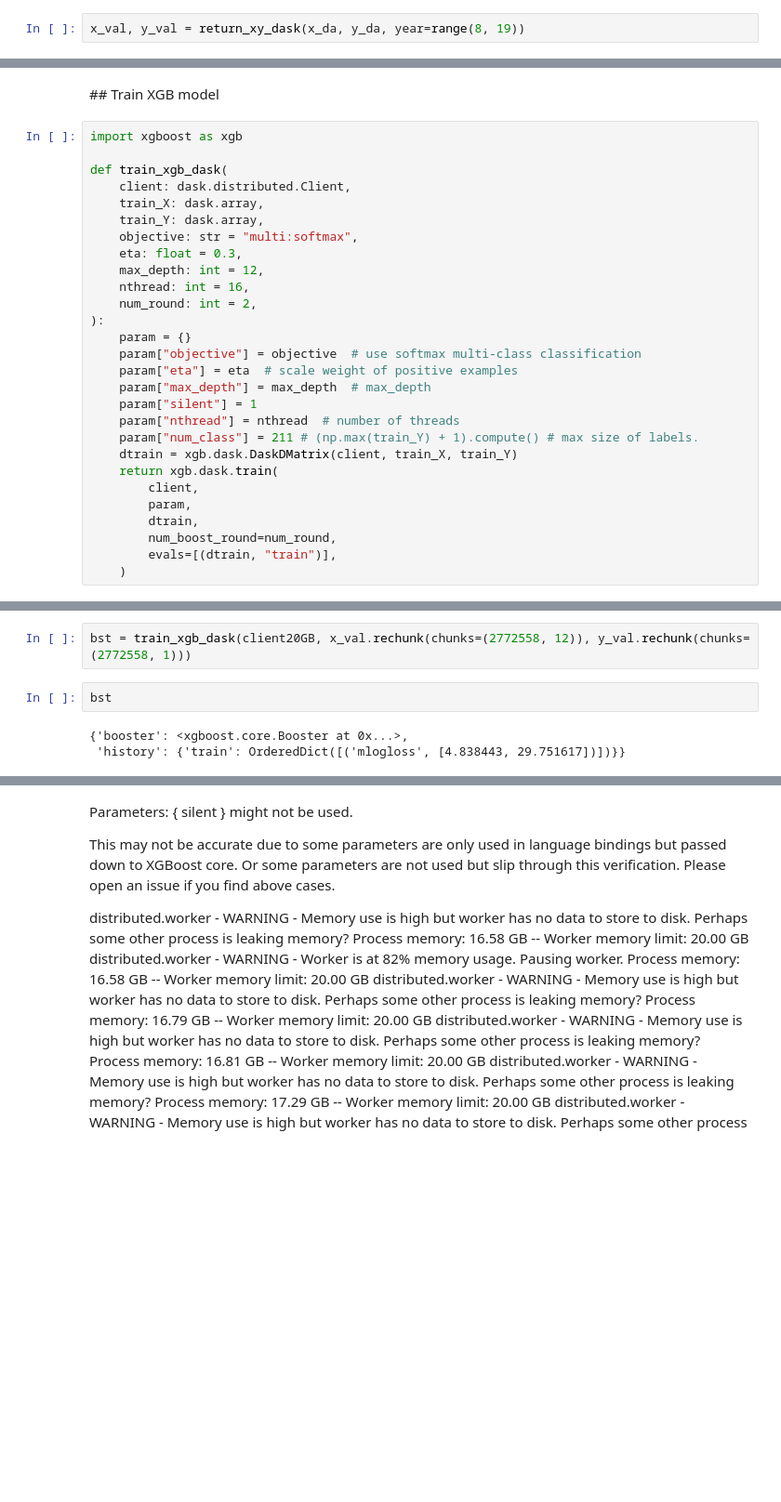
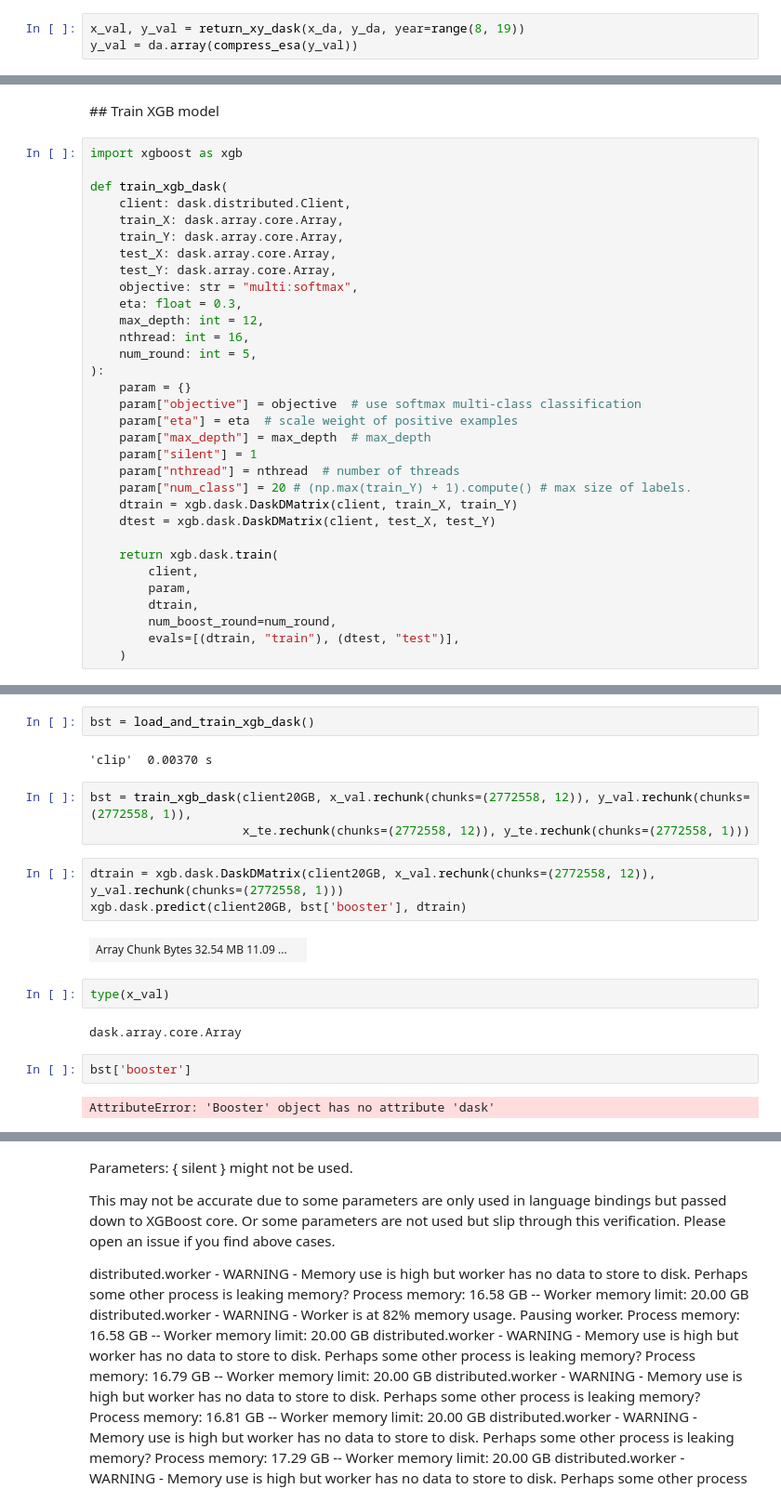
Before and after one commit to ai4er-cdt/geograph, a Jupyter notebook: notebooks/exploratory/sdat2-6-dask-load.ipynb, the cells around one changed output, grey strips where cells are left out. Shown at 93% size. Saved outputs shown, nothing was run; the diff lists cells and outputs as text; blank space fills up the shorter version.

Commit message:
trying to replot xgboost

```diff
--- a/notebooks/exploratory/sdat2-6-dask-load.ipynb
+++ b/notebooks/exploratory/sdat2-6-dask-load.ipynb
@@ -172,6 +175,7 @@ def return_xy_dask(x_da, y_da, year=5):
 ## Load x and y values
 # %%
 x_val, y_val = return_xy_dask(x_da, y_da, year=range(8, 19))
+y_val = da.array(compress_esa(y_val))
 # %%
 x_val
 # %% [output]
@@ -187,13 +191,15 @@ import xgboost as xgb
 
 def train_xgb_dask(
     client: dask.distributed.Client,
-    train_X: dask.array,
-    train_Y: dask.array,
+    train_X: dask.array.core.Array,
+    train_Y: dask.array.core.Array,
+    test_X: dask.array.core.Array,
+    test_Y: dask.array.core.Array,
     objective: str = "multi:softmax",
     eta: float = 0.3,
     max_depth: int = 12,
     nthread: int = 16,
-    num_round: int = 2,
+    num_round: int = 5,
 ):
     param = {}
     param["objective"] = objective  # use softmax multi-class classification
@@ -201,12 +207,14 @@ def train_xgb_dask(
     param["max_depth"] = max_depth  # max_depth
     param["silent"] = 1
     param["nthread"] = nthread  # number of threads
-    param["num_class"] = 211 # (np.max(train_Y) + 1).compute() # max size of labels.
+    param["num_class"] = 20 # (np.max(train_Y) + 1).compute() # max size of labels.
     dtrain = xgb.dask.DaskDMatrix(client, train_X, train_Y)
+    dtest = xgb.dask.DaskDMatrix(client, test_X, test_Y)
+
     return xgb.dask.train(
         client,
         param,
         dtrain,
         num_boost_round=num_round,
-        evals=[(dtrain, "train")],
+        evals=[(dtrain, "train"), (dtest, "test")],
     )
@@ -213,7 +237,20 @@ def train_xgb_dask(
+# %%
+bst = load_and_train_xgb_dask()
+# %% [output]
+'clip'  0.00370 s
 # %%
-bst = train_xgb_dask(client20GB, x_val.rechunk(chunks=(2772558, 12)), y_val.rechunk(chunks=(2772558, 1)))
+bst = train_xgb_dask(client20GB, x_val.rechunk(chunks=(2772558, 12)), y_val.rechunk(chunks=(2772558, 1)),
+                     x_te.rechunk(chunks=(2772558, 12)), y_te.rechunk(chunks=(2772558, 1)))
-# %%
-bst
-# %% [output]
-{'booster': <xgboost.core.Booster at 0x...>,
- 'history': {'train': OrderedDict([('mlogloss', [4.838443, 29.751617])])}}
+# %%
+dtrain = xgb.dask.DaskDMatrix(client20GB, x_val.rechunk(chunks=(2772558, 12)), y_val.rechunk(chunks=(2772558, 1)))
+xgb.dask.predict(client20GB, bst['booster'], dtrain)
+# %% [output]
+| Array Chunk Bytes 32.54 MB 11.09 ... |  |
+# %%
+type(x_val)
+# %% [output]
+dask.array.core.Array
+# %%
+bst['booster']
+# %% [output]
+AttributeError: 'Booster' object has no attribute 'dask'
```
Also changed, not shown: parts of 3 cells of this notebook, 3 other files.
